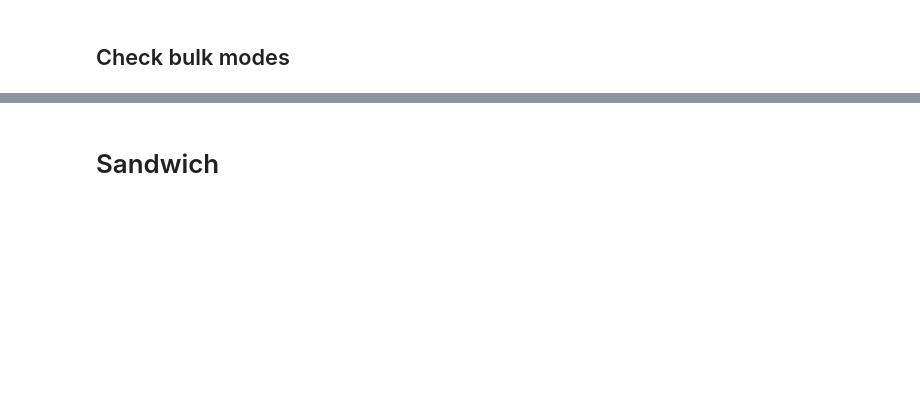
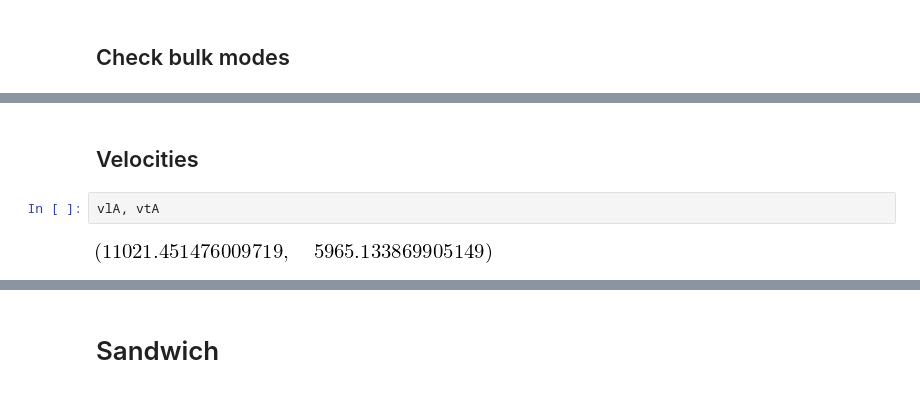
Before and after one commit to samueljamesbader/PyNitride, a Jupyter notebook: examples/pfet_strain/PhononHeteroMath.ipynb, the cells around one changed output, grey strips where cells are left out. Cells and saved outputs as stored; diff of their text form; blank space fills up the shorter version.

```diff
--- a/examples/pfet_strain/PhononHeteroMath.ipynb
+++ b/examples/pfet_strain/PhononHeteroMath.ipynb
@@ -771,0 +472,6 @@ IndexError: index 2 is out of bounds for axis 1 with size 1
+# %% [markdown]
+## Velocities
+# %%
+vlA, vtA
+# %% [output]
+[figure, added]
```
Also changed, not shown: parts of 180 cells of this notebook, 6 other files.
